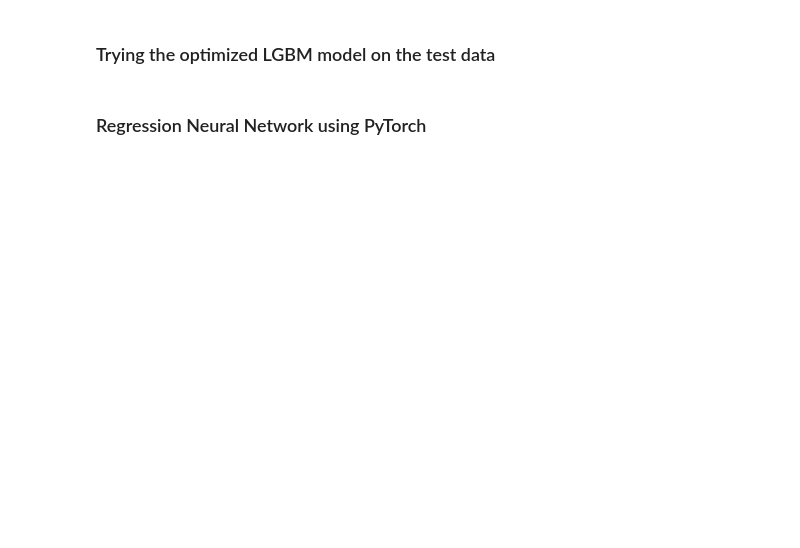
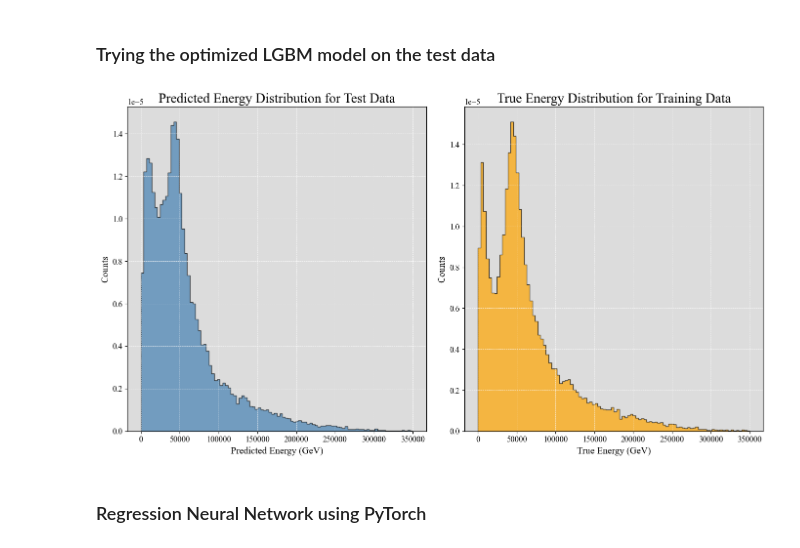
Before and after one commit to nielsdavidsen/AppliedML2025_fork, a Jupyter notebook: NIELS_working_dir/Initial_project/regression.ipynb, the cells around one changed output. Saved outputs shown, nothing was run; the diff lists cells and outputs as text; code cells hidden in the pictures; blank space fills up the shorter version.

```diff
--- a/NIELS_working_dir/Initial_project/regression.ipynb
+++ b/NIELS_working_dir/Initial_project/regression.ipynb
@@ -281,2 +190,26 @@ Text(0.5, 1.0, 'LGBM Regression Model with Optimized Hyperparameters')
 # %% [markdown]
 ### Trying the optimized LGBM model on the test data
+# %%
+# Loadng the test data
+test_data = pd.read_csv("AppMl_InitialProject_test_regression.csv", sep=",")
+
+# Using top 12 features
+test_data_top12s = test_data[sort_variables_pi]
+# %%
+# Predicting the energy of the test data
+y_test_pred = model_opt.predict(test_data_top12s)
+hist_range=(0, 350000)
+
+fig, ax = plt.subplots(1,2,figsize=(14, 8))
+ax[0].hist(y_test_pred, bins=100, color='steelblue', alpha=0.7, edgecolor='black', histtype='stepfilled', density=True, range=hist_range);
+ax[0].set_xlabel("Predicted Energy (GeV)")
+ax[0].set_ylabel("Counts")
+ax[0].set_title("Predicted Energy Distribution for Test Data")
+
+ax[1].hist(energy_data, bins=100, color='orange', alpha=0.7, edgecolor='black', histtype='stepfilled', density=True, range=hist_range);
+ax[1].set_xlabel("True Energy (GeV)")
+ax[1].set_ylabel("Counts")
+ax[1].set_title("True Energy Distribution for Training Data")
+plt.tight_layout()
+# %% [output]
+[figure, added]
```
Also changed, not shown: parts of 19 cells of this notebook, 22 other files.
